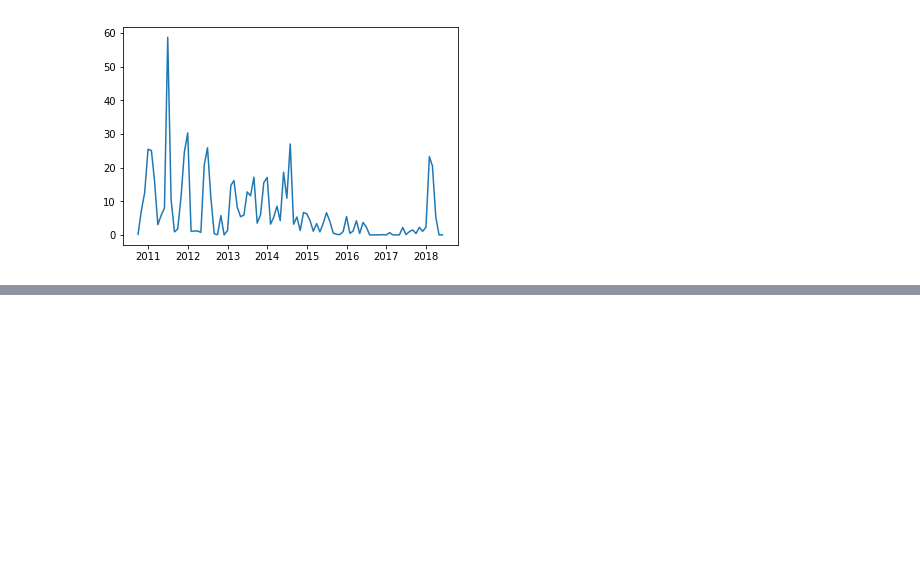
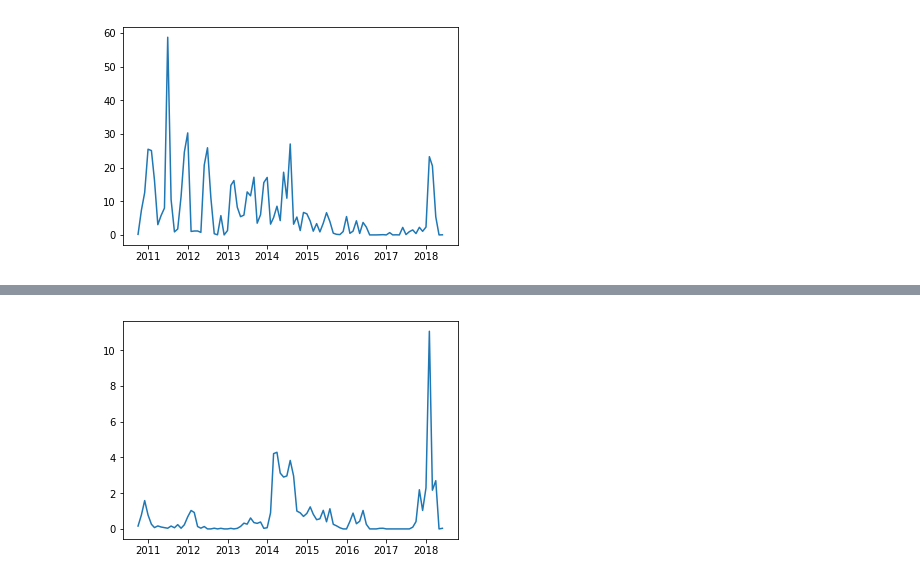
Before and after one commit to KazAndr/SWTraject, a Jupyter notebook: analyze_tab.ipynb, the cells around one changed output, grey strips where cells are left out. Saved outputs shown, nothing was run; the diff lists cells and outputs as text; code cells hidden in the pictures; blank space fills up the shorter version.

```diff
--- a/analyze_tab.ipynb
+++ b/analyze_tab.ipynb
@@ -522,0 +599,10 @@ plt.show()
+# %%
+# Добавление колонки MJD
+itr = 0
+for index, row in gp_pulses.iterrows():
+    day, month, year = row['Date'].split('.')
+    time_utc = (Time('{}-{}-{}T'.format(year, month, day) + row['Time start'], precision=7)
+            - 4*u.hour
+            + row['point of gp, point']*float(row['Tay, ms'])*u.millisecond)
+    gp_pulses['MJD'][itr] = str(time_utc.mjd)
+    itr += 1
@@ -522,0 +614,10 @@ plt.show()
+# %%
+gp_pulses['Time_series'] = pd.to_datetime(gp_pulses['Date'], format='%d.%m.%Y', errors='ignore')
+gp_pulses = gp_pulses.set_index('Time_series')
+crab_session['Time_series'] = pd.to_datetime(crab_session['Date'], format='%d.%m.%Y', errors='ignore')
+crab_session = crab_session.set_index('Time_series')
+# %%
+gp_crab_m = gp_pulses['Count of GP, u'].resample('M').sum().to_frame()
+gp_crab_m_ses = crab_session['Session'].resample('M').sum().to_frame()
+result_crab = gp_crab_m.join(gp_crab_m_ses, how='outer')
+result_crab.head()
@@ -522,0 +632,7 @@ plt.show()
+# %%
+result_crab['pase_GP']  = np.divide(result_crab['Count of GP, u'], result_crab['Session'])
+# %%
+plt.plot(result_crab['pase_GP'])
+plt.show()
+# %% [output]
+[figure, added]
```
Also changed, not shown: parts of 49 cells of this notebook, 7 other files.
